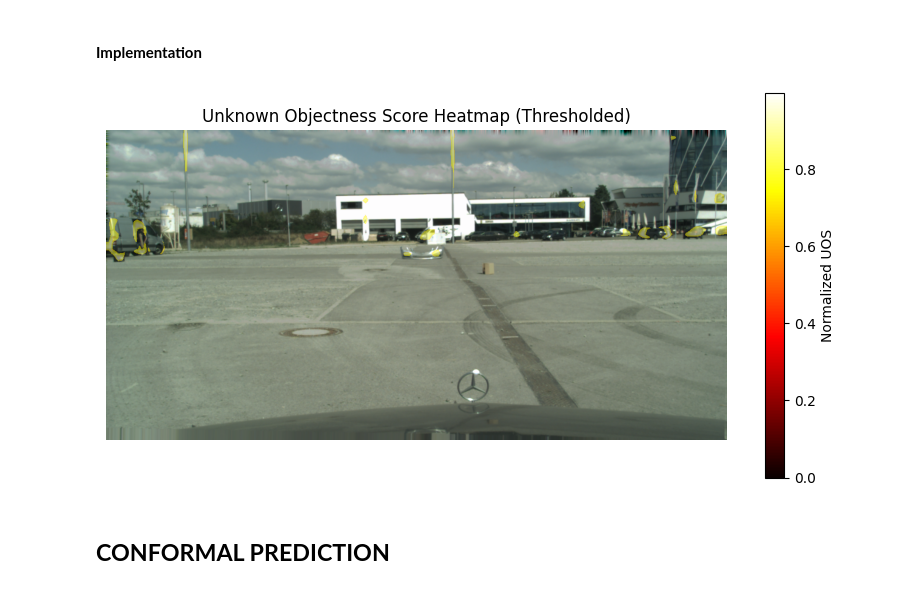
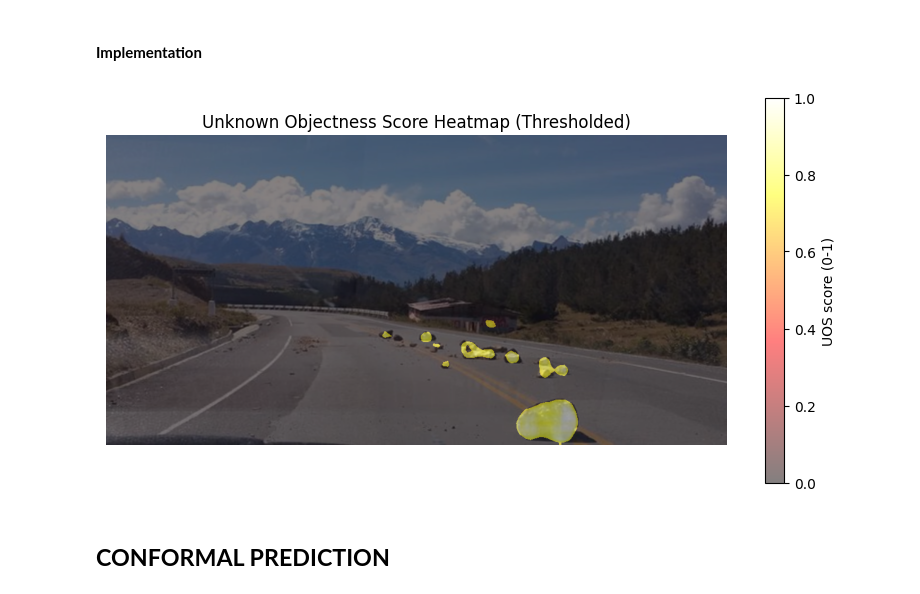
Before and after one commit to DaniPet02/CV-hw, a Jupyter notebook: src/model.ipynb, the cells around one changed output. Cells and saved outputs as stored; diff of their text form; code cells hidden in the pictures.

```diff
--- a/src/model.ipynb
+++ b/src/model.ipynb
@@ -441,12 +440,13 @@ def uos_heatmap(img_tensor, uos_tensor, threshold=0.5, alpha_val=0.5):
 
     # Normalize UOS
     uos = uos_tensor.cpu().numpy()
+    uos = (uos - uos.min()) / (uos.max() - uos.min())  # Normalize to [0, 1]
     uos = np.where(uos > threshold, uos, 0.0)  # Apply threshold
 
     # Display
     plt.figure(figsize=(10, 5))
     plt.imshow(img)
-    plt.imshow(uos, cmap='hot', alpha=alpha_val)
+    plt.imshow(uos, cmap='hot', alpha=alpha_val, vmin=0, vmax=1)  # Use 'hot' colormap for heatmap
     plt.title("Unknown Objectness Score Heatmap (Thresholded)")
     plt.colorbar(label="UOS score (0-1)")
     plt.axis('off')
@@ -1452,12 +1449,12 @@ def unknown_objectness_score(preds):
     return uos
 # %%
 # Visualize the heatmap superposed on the image
-#idx = 368
+idx = 368
 idx = 273
-#idx= 191
-idx = 206
+idx= 191
+#idx = 206
 #img, mask, orig_mask = val_set[idx]
-
+device = torch.device("cuda" if torch.cuda.is_available() else "cpu")
 # Load grayscale image (1 channel)
 image_path = f"../../lostandfound_f/img/test/test{idx-1}.png"
 img_lost_and_found = Image.open(image_path)  # 'L' mode = 8-bit pixels, black and white
@@ -1472,38 +1469,51 @@ transform = T.Compose([
                     std=[0.229, 0.224, 0.225])
 ])
 
 img_lost_and_found = transform(img_lost_and_found)  # Apply the same transformation
 
+path = "../../obstacles12_rocks5.png"
+
+with Image.open(path) as img:
+    img = img.convert("RGB")  # Ensure it's in RGB mode
+    img = img.resize((1024, 512), resample=Image.BILINEAR)  # Resize to match model input size
+    transform = T.Compose([
+        T.ToTensor(),
+        T.Normalize(mean=[0.485, 0.456, 0.406], std=[0.229, 0.224, 0.225])
+    ])
+    img_tensor = transform(img)  # Add batch dimension and move to device
+
+
+
 
 # Recreate the model architecture
 model = MultiLabelDeepLabV3(n_classes=8)
-device = torch.device("cuda" if torch.cuda.is_available() else "cpu")
+
 criterion = BoundaryAwareBCELoss(lambda_weight=3.0)
 model.to(device)  # move to GPU or CPU as appropriate
 
-weight_name = "fine_tuned_model_boundary_2_boundary_ft_2_epoch_2.pth"  # Change this to the desired model name
+weight_name = "fine_tuned_model_boundary_5_lambda_3.0_1_epochs.pth"  # Change this to the desired model name
 
 checkpoint = torch.load('weights/new_weights/' + weight_name, map_location=device)
 model.load_state_dict(checkpoint["model_state_dict"])
 model.eval()
 
 def denormalize(tensor):
     mean = torch.tensor([0.485, 0.456, 0.406])[:, None, None]
     std = torch.tensor([0.229, 0.224, 0.225])[:, None, None]
     return (tensor * std + mean).clamp(0, 1)
 #img = denormalize(img)
 
 with torch.no_grad():
-    uos = unknown_objectness_score(model(img_lost_and_found.unsqueeze(0).to(device)))[0]
+    uos = unknown_objectness_score(model(img_tensor.unsqueeze(0).to(device)))[0]
     # plt.imshow(uos.cpu().numpy(), cmap='hot')
     # plt.title(f"UOS for val_set[{idx}]")
     # plt.colorbar()
     # plt.axis('off')
     # plt.show()
-img_lost_and_found = denormalize(img_lost_and_found)
+img_lost_and_found = denormalize(img_tensor)
 uos_heatmap(img_lost_and_found, uos, threshold=0.7, alpha_val=0.5)
 # %% [output]
-[figure, old version]
+[figure, new version]
 # %%
 def visualize_uos_with_conformal(model, test_image, device, threshold):
     """
```
Also changed, not shown: parts of 6 cells of this notebook.
